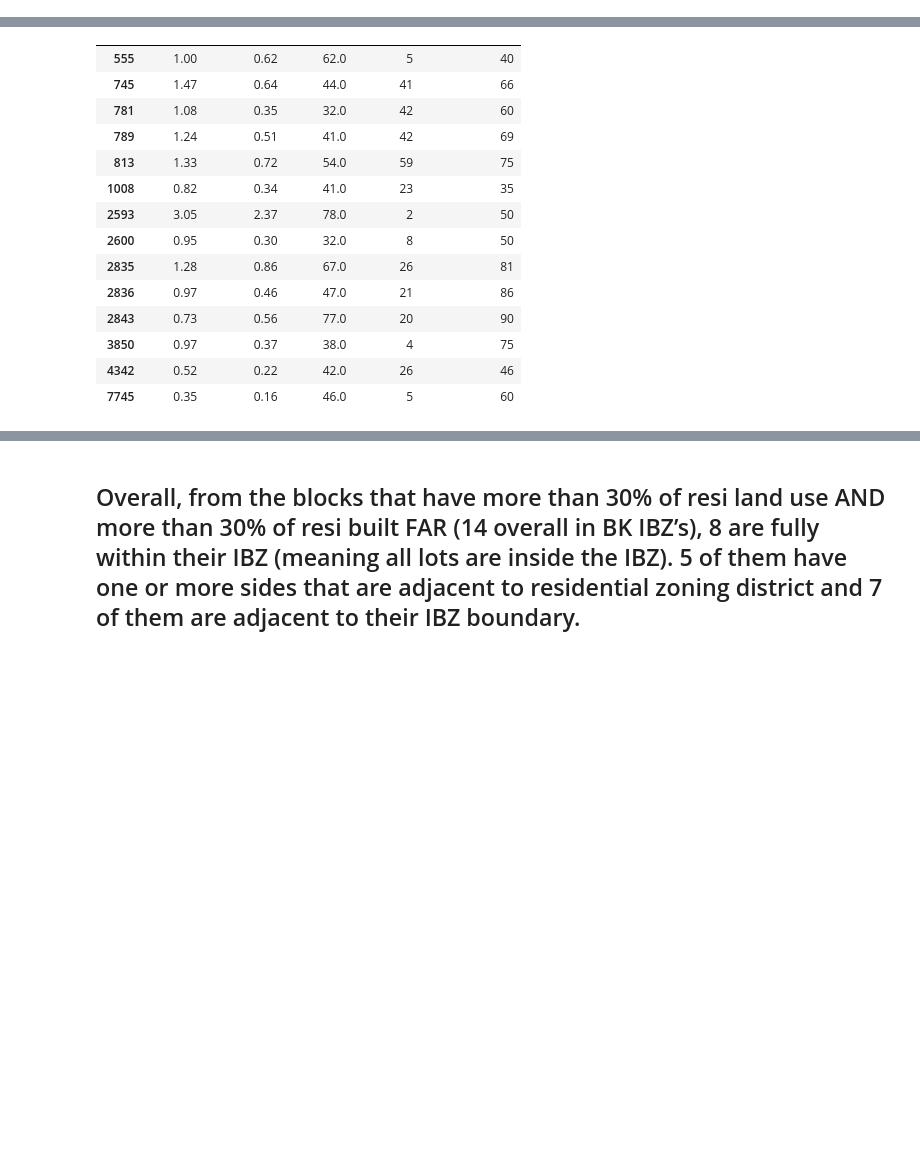
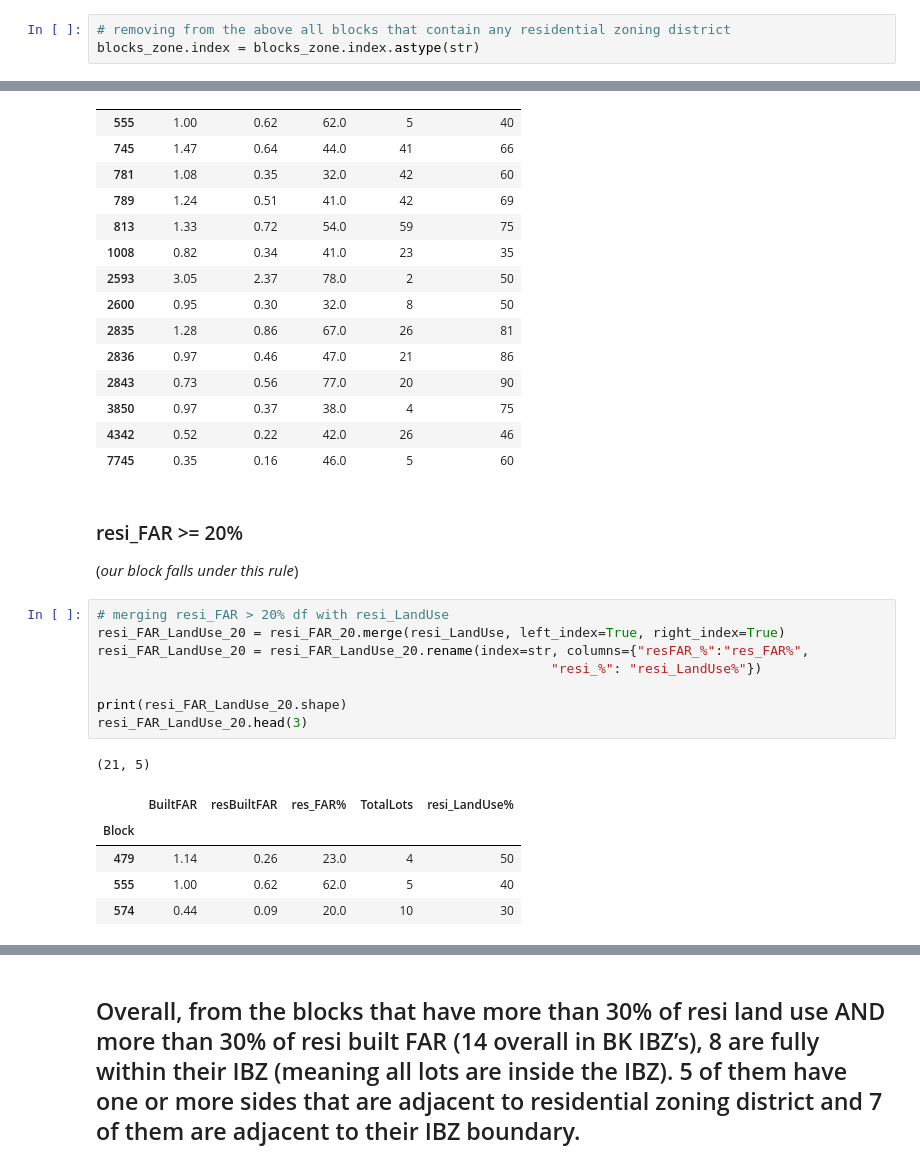
Before and after one commit to drawbrooklyn/IBZ_analysis, a Jupyter notebook: IBZ_analysis.ipynb, the cells around one changed output, grey strips where cells are left out. Cells and saved outputs as stored; diff of their text form; blank space fills up the shorter version.

```diff
--- a/IBZ_analysis.ipynb
+++ b/IBZ_analysis.ipynb
@@ -746,0 +796,3 @@ The blocks in BK IBZ that contain more than 30% of built Residential FAR are:
+# %%
+# removing from the above all blocks that contain any residential zoning district
+blocks_zone.index = blocks_zone.index.astype(str)
@@ -827,3 +893,21 @@ resi_FAR_LandUse
 | 3850 | 0.97 | 0.37 | 38.0 | 4 | 75 |
 | 4342 | 0.52 | 0.22 | 42.0 | 26 | 46 |
 | 7745 | 0.35 | 0.16 | 46.0 | 5 | 60 |
+# %% [markdown]
+### resi_FAR >= 20%
+(_our block falls under this rule_)
+# %%
+# merging resi_FAR > 20% df with resi_LandUse
+resi_FAR_LandUse_20 = resi_FAR_20.merge(resi_LandUse, left_index=True, right_index=True)
+resi_FAR_LandUse_20 = resi_FAR_LandUse_20.rename(index=str, columns={"resFAR_%":"res_FAR%",
+                                                          "resi_%": "resi_LandUse%"})
+
+print(resi_FAR_LandUse_20.shape)
+resi_FAR_LandUse_20.head(3)
+# %% [output]
+(21, 5)
+|  | BuiltFAR | resBuiltFAR | res_FAR% | TotalLots | resi_LandUse% |
+| Block |  |  |  |  |  |
+| 479 | 1.14 | 0.26 | 23.0 | 4 | 50 |
+| 555 | 1.00 | 0.62 | 62.0 | 5 | 40 |
+| 574 | 0.44 | 0.09 | 20.0 | 10 | 30 |
```
Also changed, not shown: parts of 13 cells of this notebook.
